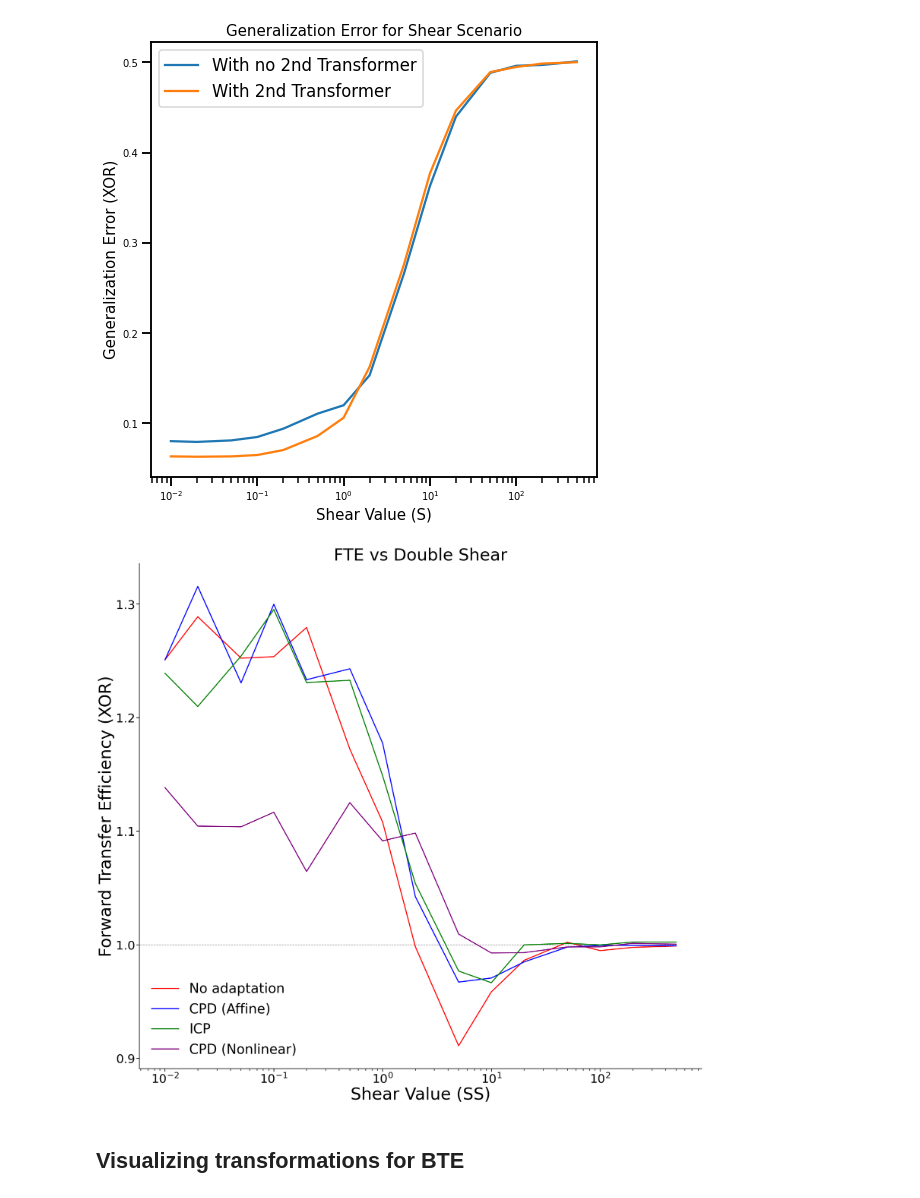
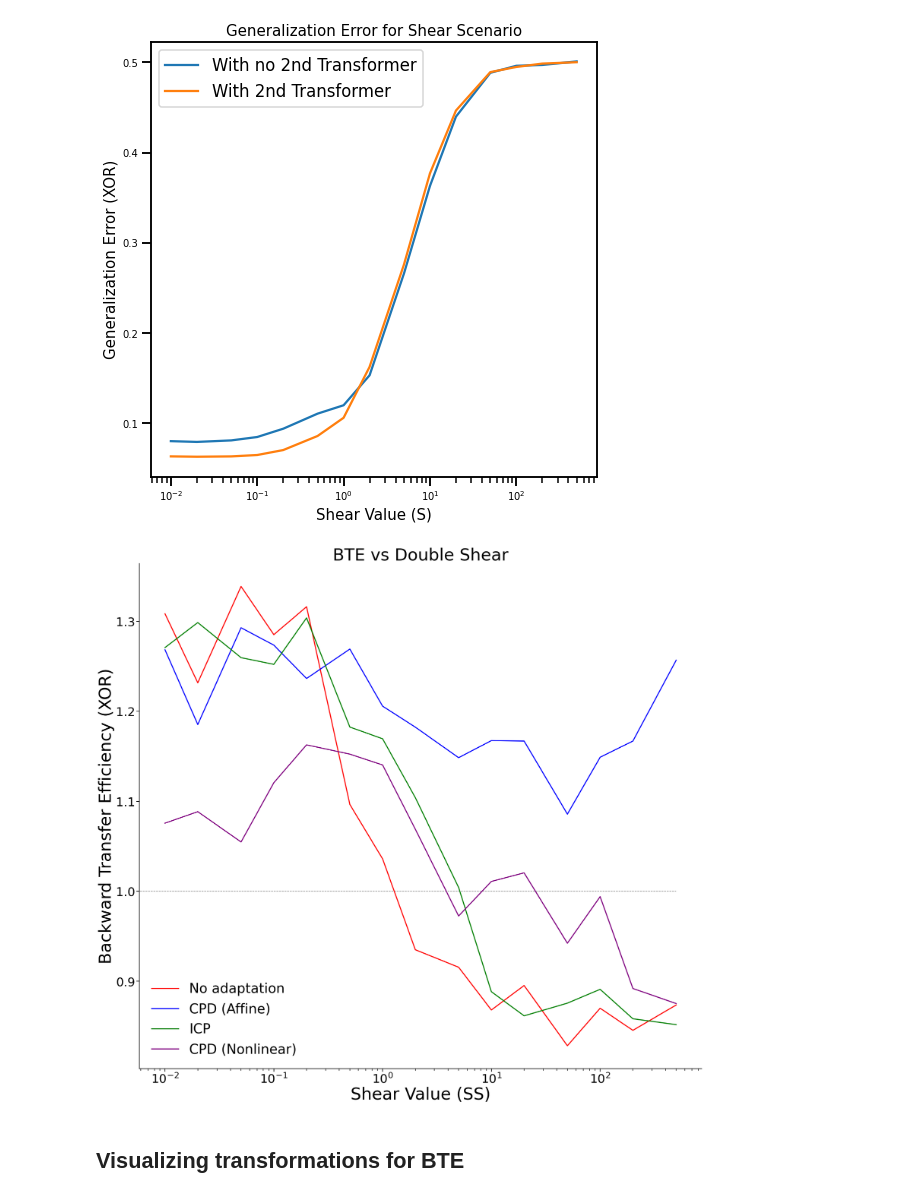
Before and after one commit to ykobaya9/ndd-links, a Jupyter notebook: affine_exp.ipynb, the cells around one changed output. Drawn from its saved outputs; the diff is of its cells as text; code cells hidden in the pictures.

```diff
--- a/affine_exp.ipynb
+++ b/affine_exp.ipynb
@@ -594,14 +673,18 @@ def experiment2(
     test_task2, test_label_task2 = double_shearX(test_task2, test_label_task2, ss=(task2_shear, -task2_shear));
 
     if register_cpd:
-        X_task1 = cpd_reg(X_task1.copy(), X_task2.copy(), tolerance=1e-8)
+        #X_task1 = cpd_reg(X_task1.copy(), X_task2.copy(), tolerance=1e-8)
+        X_task2 = cpd_reg(X_task2.copy(), X_task1.copy(), tolerance=1e-8)
 
     if register_nlr:
-        X_task1 = nlr_reg(X_task1.copy(), X_task2.copy(), tolerance=1e-8, alpha=0.001)
+        #X_task1 = nlr_reg(X_task1.copy(), X_task2.copy(), tolerance=1e-8, alpha=0.001, beta=1)
+        X_task2 = nlr_reg(X_task2.copy(), X_task1.copy(), tolerance=1e-8, alpha=0.001, beta=1)
 
     if register_icp:
-        T, X_3, i = icp(X_task1.copy(), X_task2.copy(), y_task1.copy(), y_task2.copy())
-        X_task1 = X_3.T[:, 0:2]
+        #T, X_3, i = icp(X_task1.copy(), X_task2.copy(), y_task1.copy(), y_task2.copy())
+        #X_task1 = X_3.T[:, 0:2]
+        T, X_3, i = icp(X_task2.copy(), X_task1.copy(), y_task2.copy(), y_task1.copy())
+        X_task2 = X_3.T[:, 0:2]
 
     #train and predict
     progressive_learner.add_task(X_task1, y_task1, num_transformers=n_trees)
@@ -610,11 +693,17 @@ def experiment2(
     uf.add_task(X_task1, y_task1, num_transformers=2 * n_trees)
     uf.add_task(X_task2, y_task2, num_transformers=2 * n_trees)
 
-    uf_task2 = uf.predict(test_task2, transformer_ids=[1], task_id=1)
-    l2f_task2 = progressive_learner.predict(test_task2, task_id=1)
+    #uf_task2 = uf.predict(test_task2, transformer_ids=[1], task_id=1)
+    #l2f_task2 = progressive_learner.predict(test_task2, task_id=1)
 
-    errors[0] = 1 - np.mean(uf_task2 == test_label_task2)
-    errors[1] = 1 - np.mean(l2f_task2 == test_label_task2)
+    uf_task1 = uf.predict(test_task1, transformer_ids=[0], task_id=0)
+    l2f_task1 = progressive_learner.predict(test_task1, task_id=0)
+
+    #errors[0] = 1 - np.mean(uf_task2 == test_label_task2)
+    #errors[1] = 1 - np.mean(l2f_task2 == test_label_task2)
+
+    errors[0] = 1 - np.mean(uf_task1 == test_label_task1)
+    errors[1] = 1 - np.mean(l2f_task1 == test_label_task1)
 
     return errors
 # %%
@@ -657,28 +746,28 @@ mean_te4 = fte_v_double_shear(shear_sweep, task1_sample, task2_sample, mc_rep, r
 # %%
 sns.set_context("talk")
 fig = plt.figure(constrained_layout=True, figsize=(25, 23))
 gs = fig.add_gridspec(6, 6)
 ax = fig.add_subplot(gs[:6, :6])
 task = ["No adaptation", "CPD (Affine)", "ICP", "CPD (Nonlinear)"]
 ax.plot(shear_sweep, mean_te1, c="r", linewidth=3, label=task[0])
 ax.plot(shear_sweep, mean_te2, c="b", linewidth=3, label=task[1])
 ax.plot(shear_sweep, mean_te3, c="g", linewidth=3, label=task[2])
 ax.plot(shear_sweep, mean_te4, c="purple", linewidth=3, label=task[3])
 ax.set_xlabel("Shear Value (SS)", fontsize=50)
-ax.set_ylabel("Forward Transfer Efficiency (XOR)", fontsize=50)
+ax.set_ylabel("Backward Transfer Efficiency (XOR)", fontsize=50)
 ax.set_yticks([0.9, 1, 1.1, 1.2, 1.3])
 ax.set_xscale('log')
 ax.tick_params(labelsize=36)
 ax.hlines(1, 0, 500, colors="grey", linestyles="dashed", linewidth=1.5)
 ax.legend(loc="lower left", fontsize=40, frameon=False)
-ax.set_title("FTE vs Double Shear", fontsize=50)
+ax.set_title("BTE vs Double Shear", fontsize=50)
 
 right_side = ax.spines["right"]
 right_side.set_visible(False)
 top_side = ax.spines["top"]
 top_side.set_visible(False)
 # %% [output]
-[figure, old version]
+[figure, new version]
 # %%
 fig = plt.figure(figsize=(8, 8))
 gs = fig.add_gridspec(6, 6)
```
Also changed, not shown: parts of 9 cells of this notebook.
